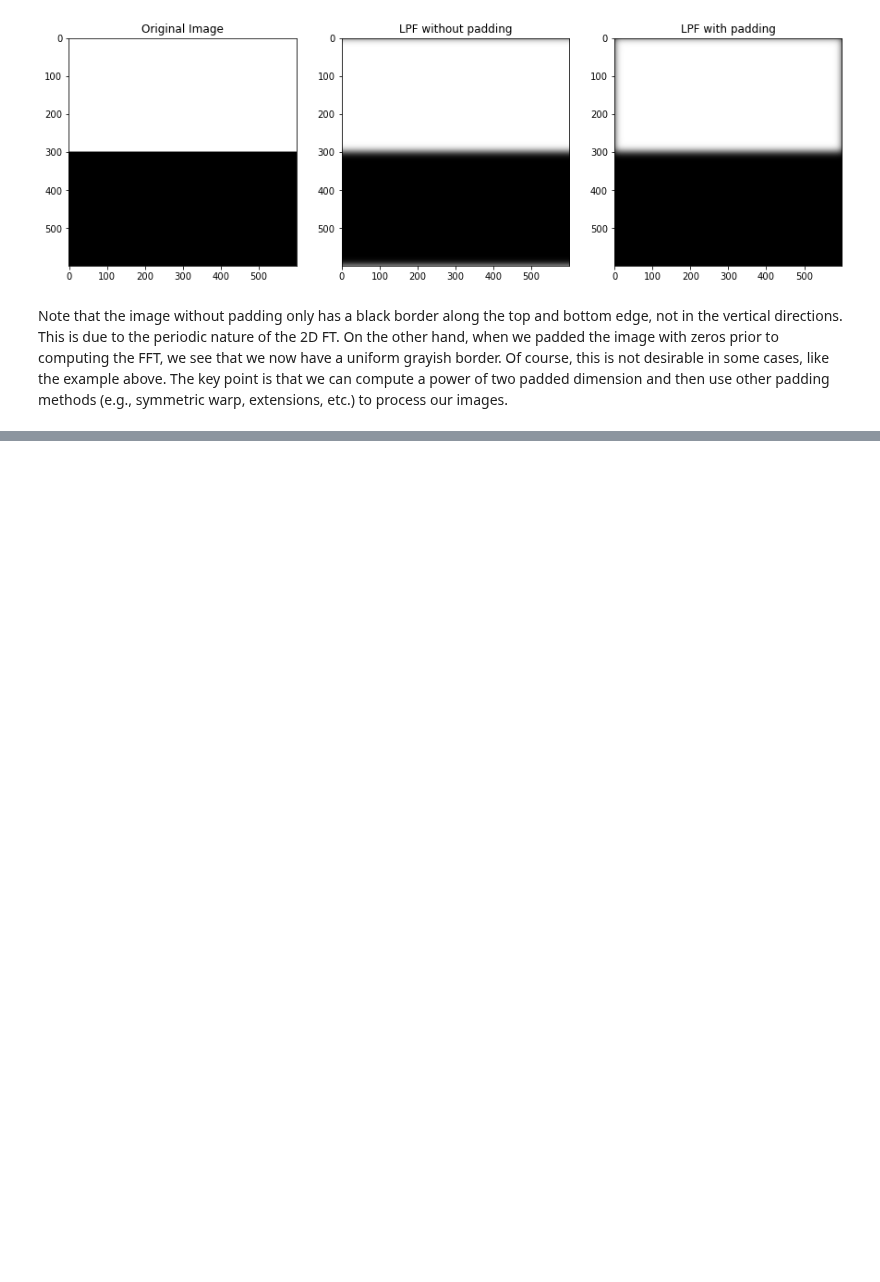
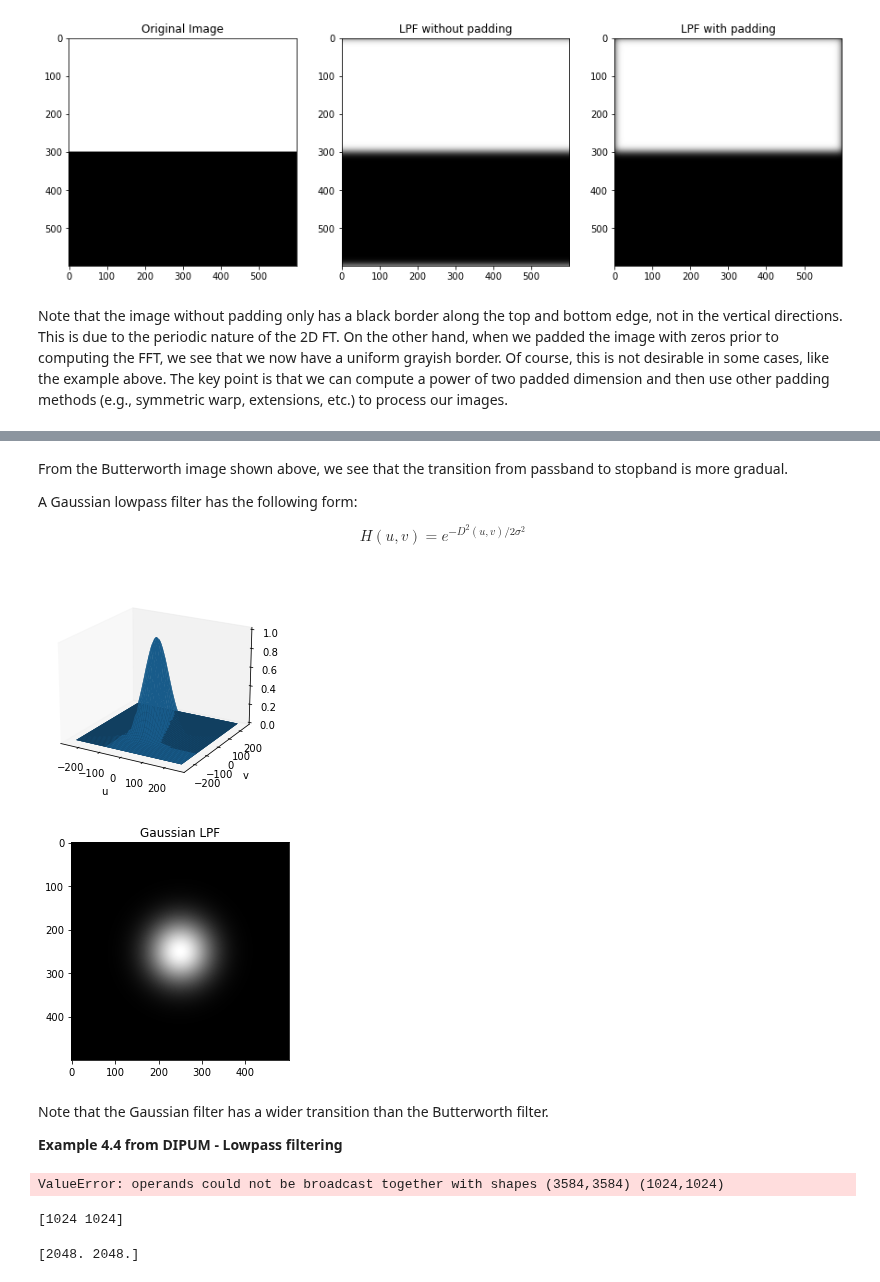
Before and after one commit to ecolon08/Digital-Image-Processing, a Jupyter notebook: Frequency_Domain_Filtering/ec_dip_freq_dom_filt_01.ipynb, the cells around one changed output, grey strips where cells are left out. Saved outputs shown, nothing was run; the diff lists cells and outputs as text; code cells hidden in the pictures; blank space fills up the shorter version.

```diff
--- a/Frequency_Domain_Filtering/ec_dip_freq_dom_filt_01.ipynb
+++ b/Frequency_Domain_Filtering/ec_dip_freq_dom_filt_01.ipynb
@@ -152,0 +228,53 @@ Note that the image without padding only has a black border along the top and bo
+# %% [markdown]
+From the Butterworth image shown above, we see that the transition from passband to stopband is more gradual.
+
+A Gaussian lowpass filter has the following form:
+
+\begin{equation}
+H(u,v) = e^{-D^2(u,v)/2\sigma^2}
+\end{equation}
+# %%
+# Butterworth LPF filter
+H_gauss = ec_img_utils.lp_filter('gaussian', 500, 500, 50)
+
+# shift spectrum
+H_gauss_shft = scipy.fft.fftshift(H_gauss)
+
+fig_lpf_gauss = plt.figure()
+
+ax_lpf_gauss = fig_lpf_gauss.add_subplot(1, 1, 1, projection = '3d')
+gauss_surf = ax_lpf_gauss.plot_surface(U, V, H_gauss)
+ax_lpf_gauss.set_xlabel('u')
+ax_lpf_gauss.set_ylabel('v')
+ax_lpf_gauss.view_init(20)
+ax_lpf_gauss.grid(False)
+
+# Display 2D ideal LPF as an image
+fig_lpf_gauss2, ax_lpf_gauss2 = plt.subplots(1, 1)
+ax_lpf_gauss2.imshow(H_gauss_shft, cmap = 'gray'); ax_lpf_gauss2.set_title('Gaussian LPF');
+# %% [output]
+[figure, added]
+[figure, added]
+# %% [markdown]
+Note that the Gaussian filter has a wider transition than the Butterworth filter.
+
+**Example 4.4 from DIPUM - Lowpass filtering**
+# %%
+# Load test pattern image
+img_tst_pttrn = io.imread('./images/testpattern512.tif')
+
+# Compute padding dimensions
+tst_pttrn_pad_dim = ec_img_utils.padded_size({"img_dim": img_tst_pttrn.shape})
+
+#Ideal LPI
+D0 = 50
+tst_HLPI = ec_img_utils.lp_filter('ideal', tst_pttrn_pad_dim[0], tst_pttrn_pad_dim[1], D0)
+
+#filter the image
+tst_LPI = ec_img_utils.dft_filt(img_tst_pttrn, tst_HLPI, 'constant')
+# %% [output]
+ValueError: operands could not be broadcast together with shapes (3584,3584) (1024,1024)
+# %%
+print(tst_pttrn_pad_dim)
+# %% [output]
+[1024 1024]
@@ -152,0 +283,4 @@ Note that the image without padding only has a black border along the top and bo
+# %%
+print(test)
+# %% [output]
+[2048. 2048.]
```
Also changed, not shown: parts of 6 cells of this notebook, 3 other files.
